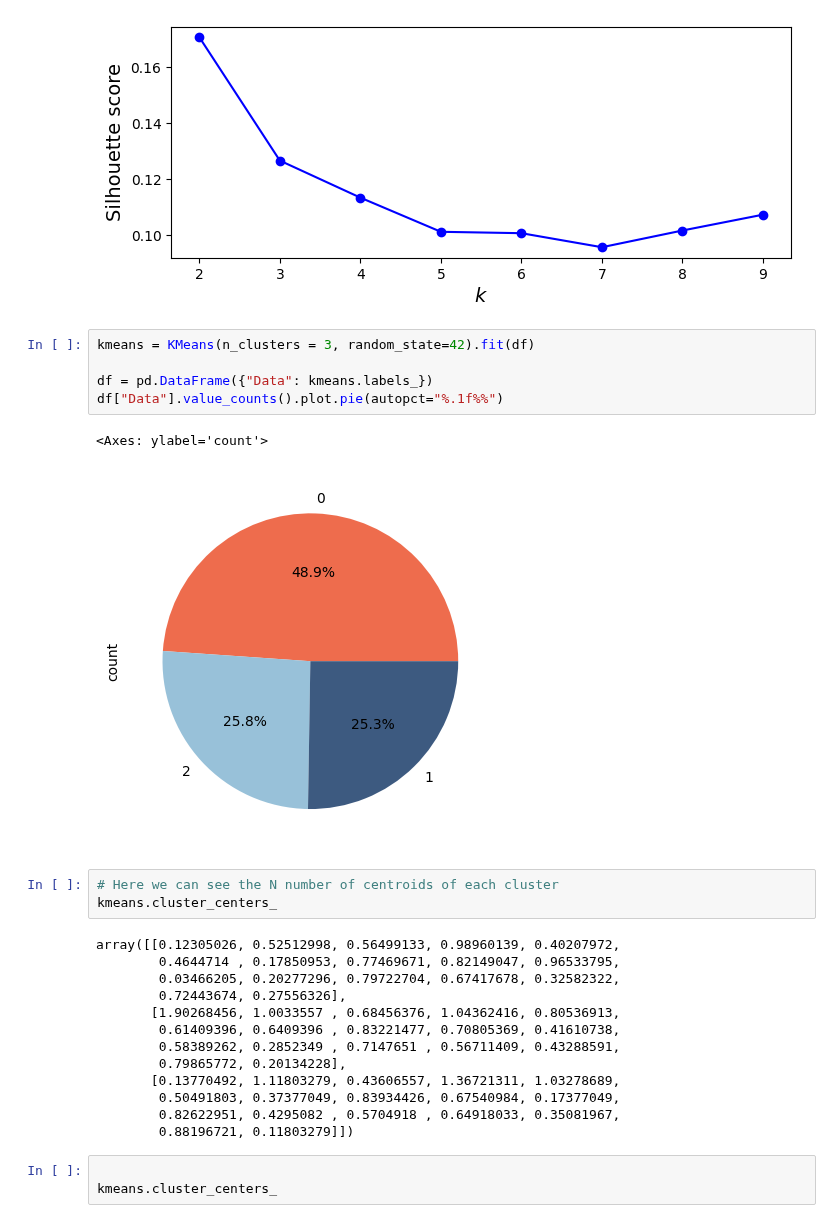
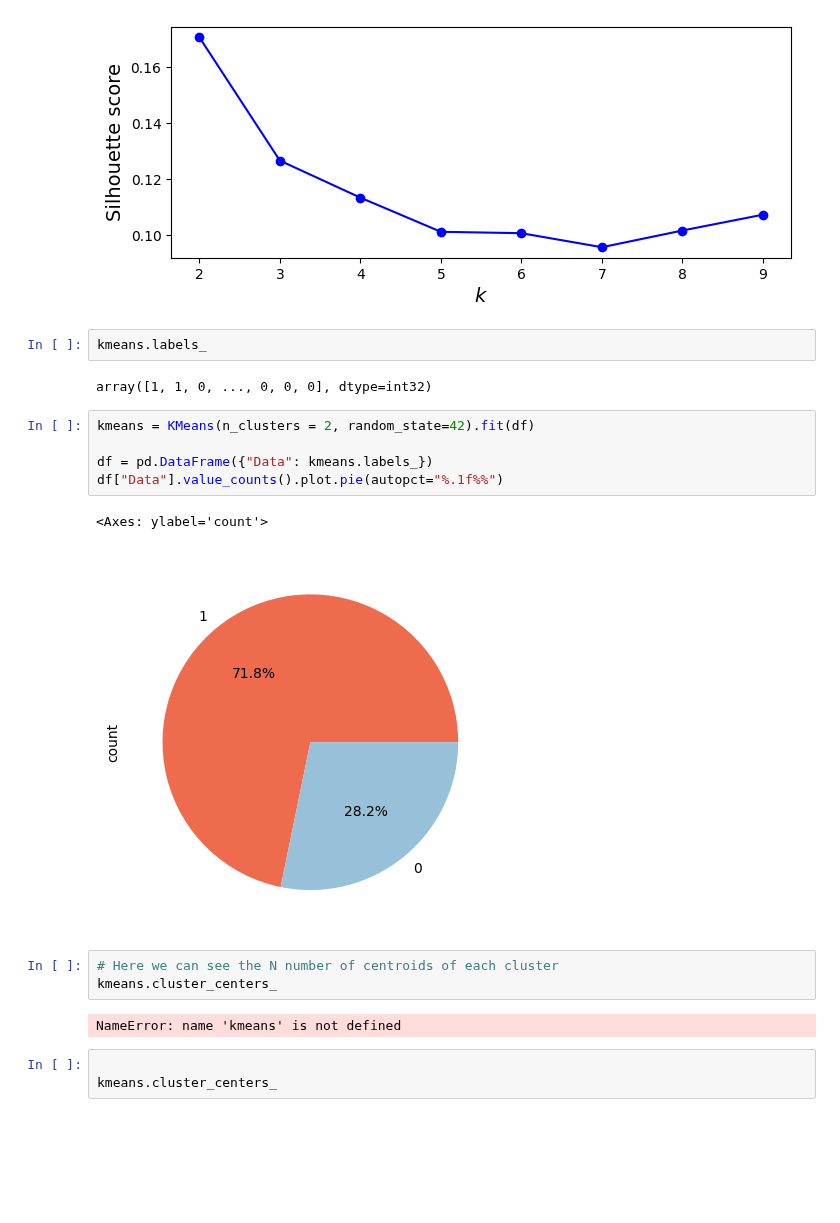
Before and after one commit to IgnacioGB1990/Data_Desafio, a Jupyter notebook: Cleaning/EDA_IGB.ipynb, the cells around one changed output. Saved outputs shown, nothing was run; the diff lists cells and outputs as text; blank space fills up the shorter version.

```diff
--- a/Cleaning/EDA_IGB.ipynb
+++ b/Cleaning/EDA_IGB.ipynb
@@ -688,30 +690,23 @@ plt.ylabel("Silhouette score", fontsize=14)
 plt.show()
 # %% [output]
 [figure]
+# %%
+kmeans.labels_
+# %% [output]
+array([1, 1, 0, ..., 0, 0, 0], dtype=int32)
 # %%
-kmeans = KMeans(n_clusters = 3, random_state=42).fit(df)
+kmeans = KMeans(n_clusters = 2, random_state=42).fit(df)
 
 df = pd.DataFrame({"Data": kmeans.labels_})
 df["Data"].value_counts().plot.pie(autopct="%.1f%%")
 # %% [output]
 <Axes: ylabel='count'>
-[figure, old version]
+[figure, new version]
 # %%
 # Here we can see the N number of centroids of each cluster
 kmeans.cluster_centers_
 # %% [output]
-array([[0.12305026, 0.52512998, 0.56499133, 0.98960139, 0.40207972,
-        0.4644714 , 0.17850953, 0.77469671, 0.82149047, 0.96533795,
-        0.03466205, 0.20277296, 0.79722704, 0.67417678, 0.32582322,
-        0.72443674, 0.27556326],
-       [1.90268456, 1.0033557 , 0.68456376, 1.04362416, 0.80536913,
-        0.61409396, 0.6409396 , 0.83221477, 0.70805369, 0.41610738,
-        0.58389262, 0.2852349 , 0.7147651 , 0.56711409, 0.43288591,
-        0.79865772, 0.20134228],
-       [0.13770492, 1.11803279, 0.43606557, 1.36721311, 1.03278689,
-        0.50491803, 0.37377049, 0.83934426, 0.67540984, 0.17377049,
-        0.82622951, 0.4295082 , 0.5704918 , 0.64918033, 0.35081967,
-        0.88196721, 0.11803279]])
+NameError: name 'kmeans' is not defined
 # %%
 
 kmeans.cluster_centers_
```
Also changed, not shown: parts of 1 cell of this notebook.
